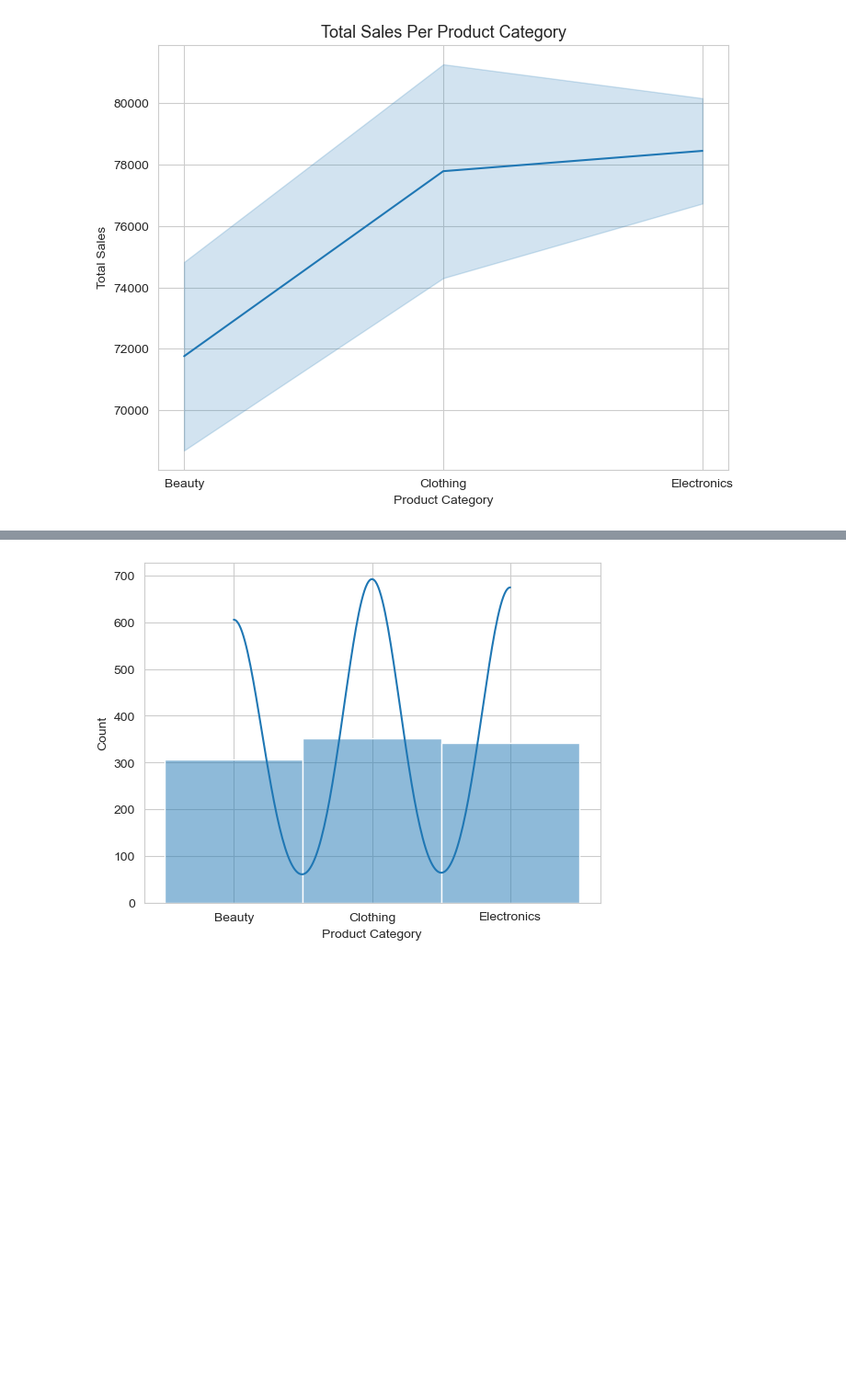
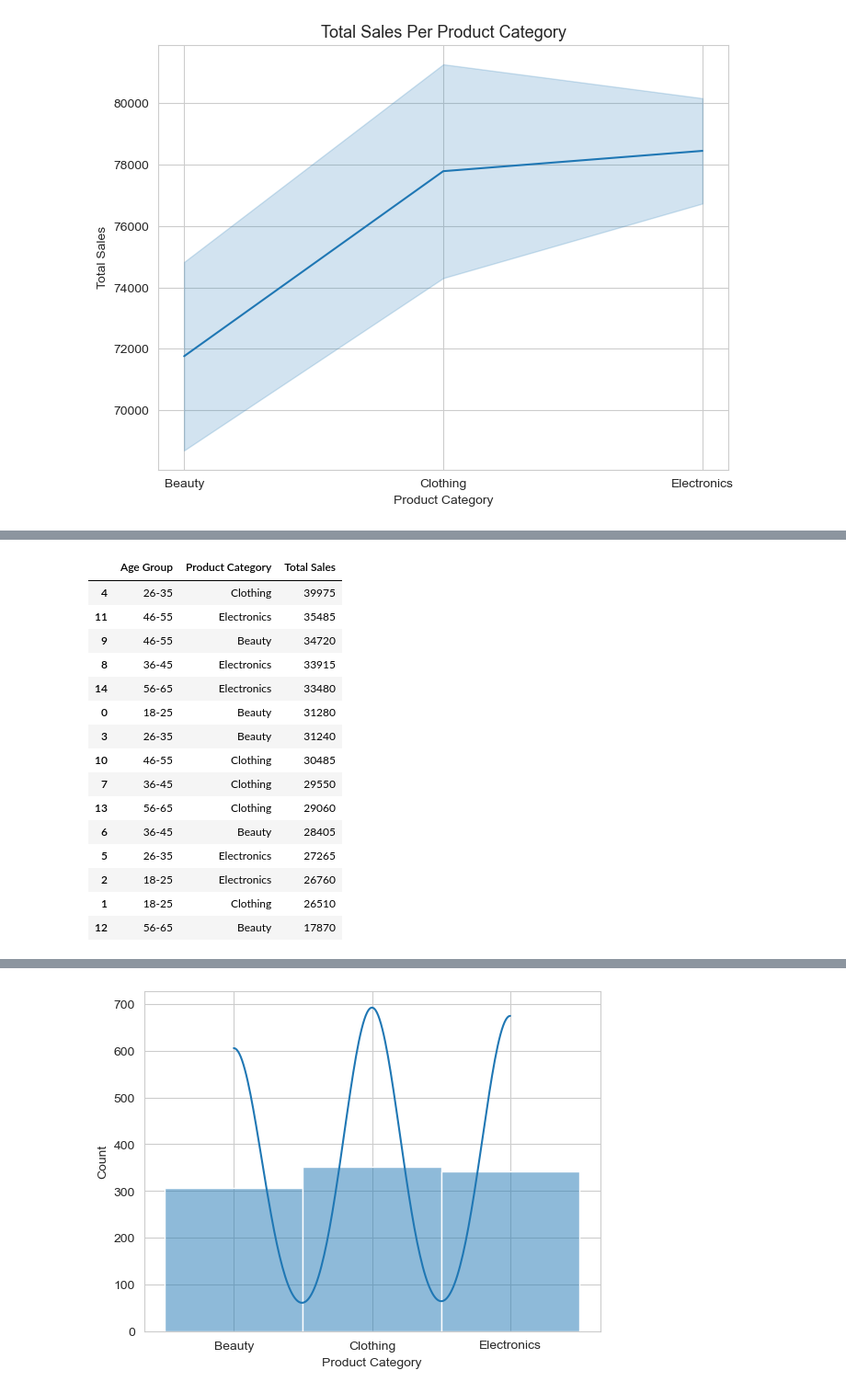
Before and after one commit to aziscript/Sales-Analysis, a Jupyter notebook: SalesAnalysis.ipynb, the cells around one changed output, grey strips where cells are left out. Shown at 92% size. Saved outputs shown, nothing was run; the diff lists cells and outputs as text; code cells hidden in the pictures; blank space fills up the shorter version.

```diff
--- a/SalesAnalysis.ipynb
+++ b/SalesAnalysis.ipynb
@@ -298,0 +335,25 @@ Text(0.5, 1.0, 'Total Sales Per Product Category')
+# %%
+# Compute total spend per product category per age group
+category_spend_by_age = sales_data.groupby(['Age Group', 'Product Category'],
+                                           observed=False)['Total Sales']\
+                                  .sum().reset_index()\
+                                .sort_values('Total Sales', ascending=False)
+
+category_spend_by_age.style.background_gradient('Greens')
+# %% [output]
+|  | Age Group | Product Category | Total Sales |
+| 4 | 26-35 | Clothing | 39975 |
+| 11 | 46-55 | Electronics | 35485 |
+| 9 | 46-55 | Beauty | 34720 |
+| 8 | 36-45 | Electronics | 33915 |
+| 14 | 56-65 | Electronics | 33480 |
+| 0 | 18-25 | Beauty | 31280 |
+| 3 | 26-35 | Beauty | 31240 |
+| 10 | 46-55 | Clothing | 30485 |
+| 7 | 36-45 | Clothing | 29550 |
+| 13 | 56-65 | Clothing | 29060 |
+| 6 | 36-45 | Beauty | 28405 |
+| 5 | 26-35 | Electronics | 27265 |
+| 2 | 18-25 | Electronics | 26760 |
+| 1 | 18-25 | Clothing | 26510 |
+| 12 | 56-65 | Beauty | 17870 |
```
Also changed, not shown: parts of 13 cells of this notebook, 30 other files.
